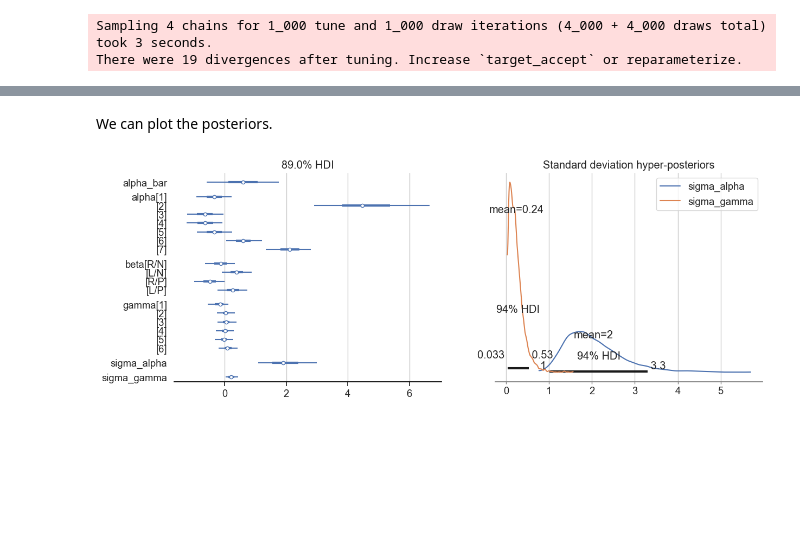
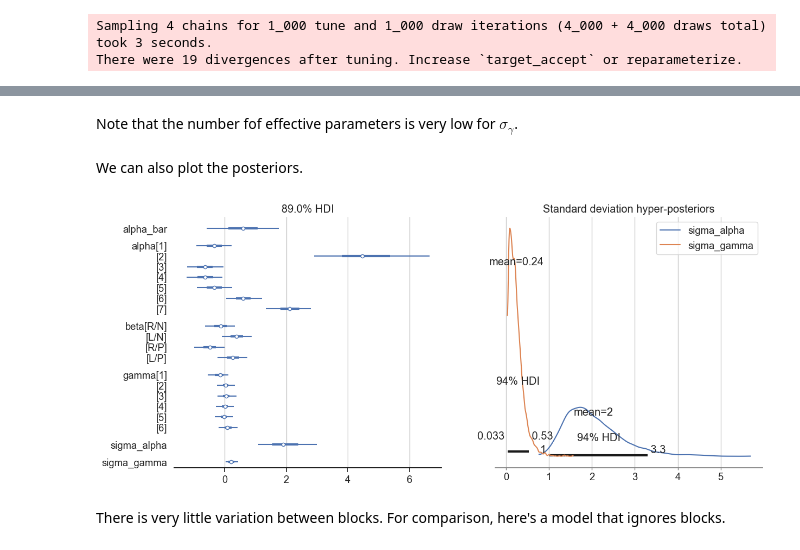
Before and after one commit to chris-leonard/statistical-rethinking, a Jupyter notebook: notes/chapter_13.ipynb, the cells around one changed output, grey strips where cells are left out. Cells and saved outputs as stored; diff of their text form; code cells hidden in the pictures; blank space fills up the shorter version.

Commit message:
complete notes up to 13.4.2

```diff
--- a/notes/chapter_13.ipynb
+++ b/notes/chapter_13.ipynb
@@ -85,7 +83,7 @@ with pm.Model() as m13_1:
     surv = pm.Binomial("surv", n=density, p=p, observed=frogs.surv, dims="tank")
 
     # inference button
-    trace_13_1 = pm.sample(random_seed=RANDOM_SEED)
+    trace_13_1 = pm.sample(random_seed=RANDOM_SEED, idata_kwargs={"log_likelihood": True})
 # %% [output]
 Auto-assigning NUTS sampler...
 Initializing NUTS using jitter+adapt_diag...
@@ -142,7 +140,7 @@ with pm.Model() as m13_2:
     surv = pm.Binomial("surv", n=density, p=p, observed=frogs.surv, dims="tank")
 
     # inference button
-    trace_13_2 = pm.sample(random_seed=RANDOM_SEED)
+    trace_13_2 = pm.sample(random_seed=RANDOM_SEED, idata_kwargs={"log_likelihood": True})
 # %% [output]
 Auto-assigning NUTS sampler...
 Initializing NUTS using jitter+adapt_diag...
@@ -345,7 +371,7 @@ coords = {
     "actor": actors,
     "treatment": treatments,
 }
-with pm.Model(coords=coords) as m11_3:
+with pm.Model(coords=coords) as m11_4:
     # data
     actor_idx = pm.MutableData("actor", chimps.actor_idx, dims="obs")
     treatment_idx = pm.MutableData("treatment", chimps.treatment_idx, dims="obs")
@@ -412,7 +441,7 @@ with pm.Model(coords=coords) as m13_4:
     )
 
     # sample the model
-    trace_13_4 = pm.sample(random_seed=RANDOM_SEED)
+    trace_13_4 = pm.sample(random_seed=RANDOM_SEED, idata_kwargs={"log_likelihood": True})
 # %% [output]
 Auto-assigning NUTS sampler...
 Initializing NUTS using jitter+adapt_diag...
@@ -428,35 +505,40 @@ m13_4.to_graphviz()
+# %% [markdown]
+Note that the number fof effective parameters is very low for $\sigma_{\gamma}$.
 # %% [markdown]
-We can plot the posteriors.
+We can also plot the posteriors.
 # %%
-fig, axs = plt.subplots(ncols=2, figsize=(14, 5))
+fig, axs = plt.subplots(ncols=2, figsize=(14, 6))
 
 az.plot_forest(
     trace_13_4,
     var_names=[
         "alpha",
         "beta",
         "gamma",
     ],
     filter_vars="like",
     combined=True,
     hdi_prob=0.89,
     ax=axs[0],
 )
 
 az.plot_posterior(
     trace_13_4,
     var_names=["sigma_alpha"],
     ax=axs[1],
     color=colors[0],
     label="sigma_alpha",
 )
 az.plot_posterior(
     trace_13_4,
     var_names=["sigma_gamma"],
     ax=axs[1],
     color=colors[1],
     label="sigma_gamma",
 )
 axs[1].set(title="Standard deviation hyper-posteriors");
 # %% [output]
-[figure, old version]
+[figure, new version]
+# %% [markdown]
+There is very little variation between blocks.
+For comparison, here's a model that ignores blocks.
```
Also changed, not shown: parts of 61 cells of this notebook.
